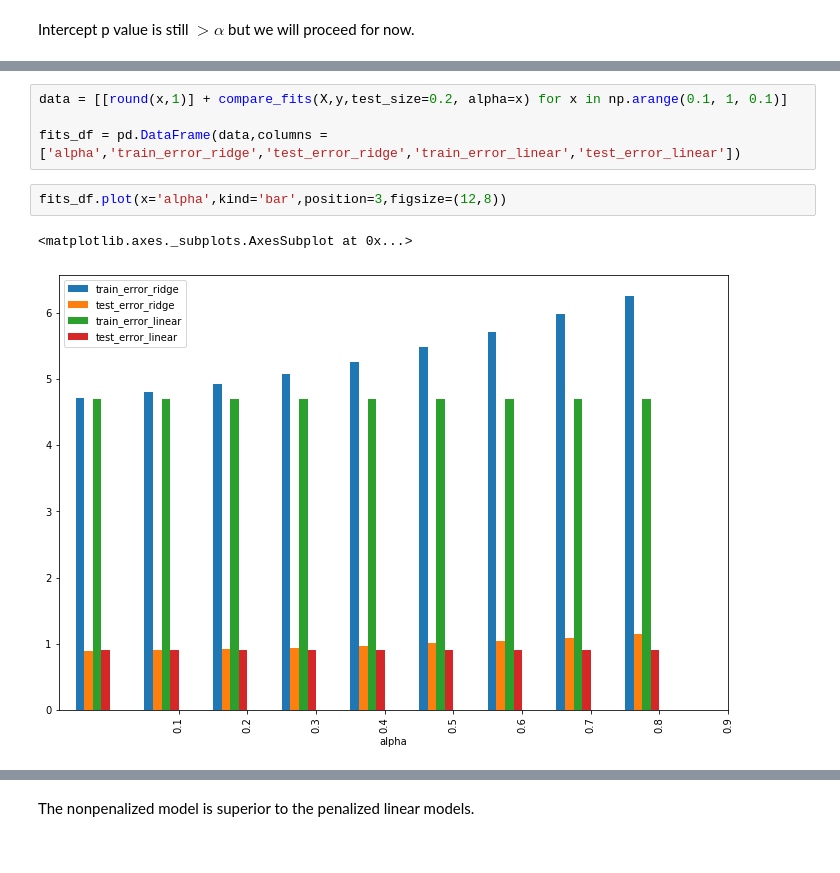
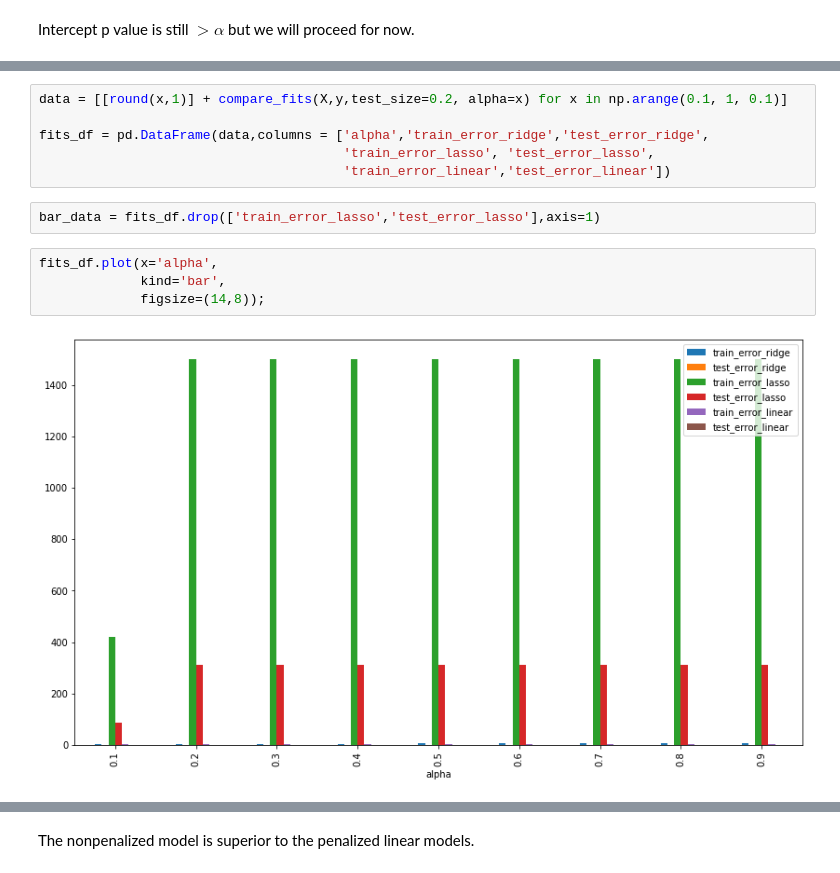
Before and after one commit to ayalasm/mod_4_project, a Jupyter notebook: red_wine_quality_marco.ipynb, the cells around one changed output, grey strips where cells are left out. Saved outputs shown, nothing was run; the diff lists cells and outputs as text.

Commit message:
test notebook, just missing some of daves tests

```diff
--- a/red_wine_quality_marco.ipynb
+++ b/red_wine_quality_marco.ipynb
@@ -378,9 +267,14 @@ def compare_fits(X,y,test_size=0.2, alpha=0.5):
 # %%
 data = [[round(x,1)] + compare_fits(X,y,test_size=0.2, alpha=x) for x in np.arange(0.1, 1, 0.1)]
 
-fits_df = pd.DataFrame(data,columns = ['alpha','train_error_ridge','test_error_ridge','train_error_linear','test_error_linear'])
+fits_df = pd.DataFrame(data,columns = ['alpha','train_error_ridge','test_error_ridge',
+                                       'train_error_lasso', 'test_error_lasso',
+                                       'train_error_linear','test_error_linear'])
+# %%
+bar_data = fits_df.drop(['train_error_lasso','test_error_lasso'],axis=1)
 # %%
-fits_df.plot(x='alpha',kind='bar',position=3,figsize=(12,8))
+fits_df.plot(x='alpha',
+             kind='bar',
+             figsize=(14,8));
 # %% [output]
-<matplotlib.axes._subplots.AxesSubplot at 0x...>
-[figure, old version]
+[figure, new version]
```
Also changed, not shown: parts of 26 cells of this notebook.
